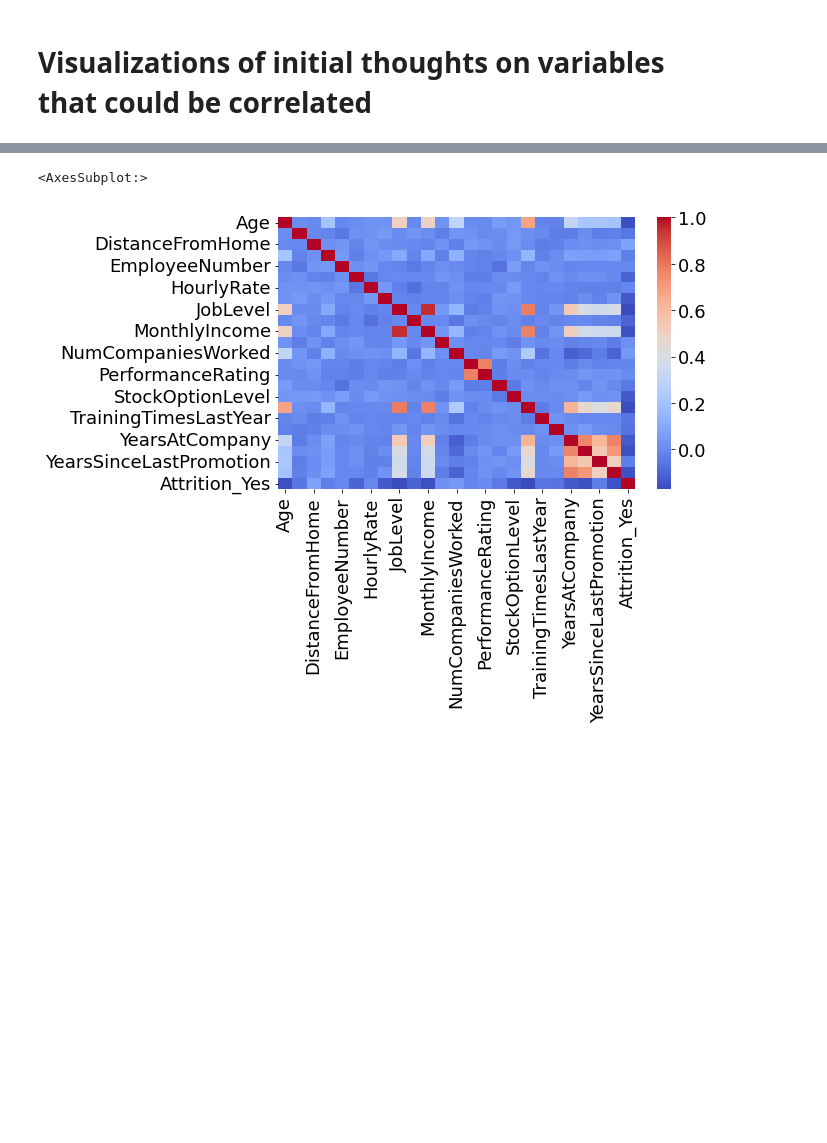
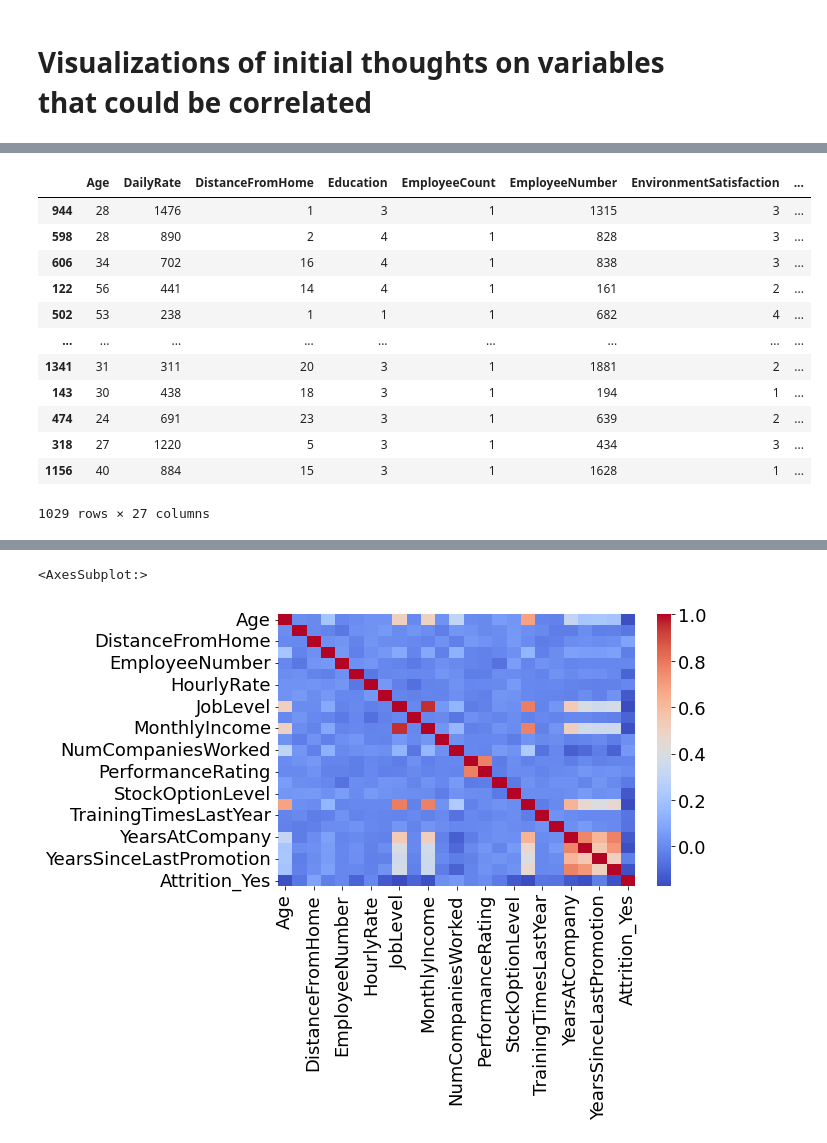
Before and after one commit to catherineerickson/Attrition-Project, a Jupyter notebook: Improved_Model (final pre presentation).ipynb, the cells around one changed output, grey strips where cells are left out. Saved outputs shown, nothing was run; the diff lists cells and outputs as text; code cells hidden in the pictures; blank space fills up the shorter version.

```diff
--- a/Improved_Model (final pre presentation).ipynb
+++ b/Improved_Model (final pre presentation).ipynb
@@ -230,2 +282,19 @@ interactions.corr()
+# %%
+numeric_cols = train.select_dtypes(include='number')
+numeric_cols
+# %% [output]
+|  | Age | DailyRate | DistanceFromHome | Education | EmployeeCount | EmployeeNumber | EnvironmentSatisfaction | ... |
+| 944 | 28 | 1476 | 1 | 3 | 1 | 1315 | 3 | ... |
+| 598 | 28 | 890 | 2 | 4 | 1 | 828 | 3 | ... |
+| 606 | 34 | 702 | 16 | 4 | 1 | 838 | 3 | ... |
+| 122 | 56 | 441 | 14 | 4 | 1 | 161 | 2 | ... |
+| 502 | 53 | 238 | 1 | 1 | 1 | 682 | 4 | ... |
+| ... | ... | ... | ... | ... | ... | ... | ... | ... |
+| 1341 | 31 | 311 | 20 | 3 | 1 | 1881 | 2 | ... |
+| 143 | 30 | 438 | 18 | 3 | 1 | 194 | 1 | ... |
+| 474 | 24 | 691 | 23 | 3 | 1 | 639 | 2 | ... |
+| 318 | 27 | 1220 | 5 | 3 | 1 | 434 | 3 | ... |
+| 1156 | 40 | 884 | 15 | 3 | 1 | 1628 | 1 | ... |
+1029 rows × 27 columns
 # %%
 # calculate the null count for each column
```
Also changed, not shown: parts of 25 cells of this notebook, 3 other files.
